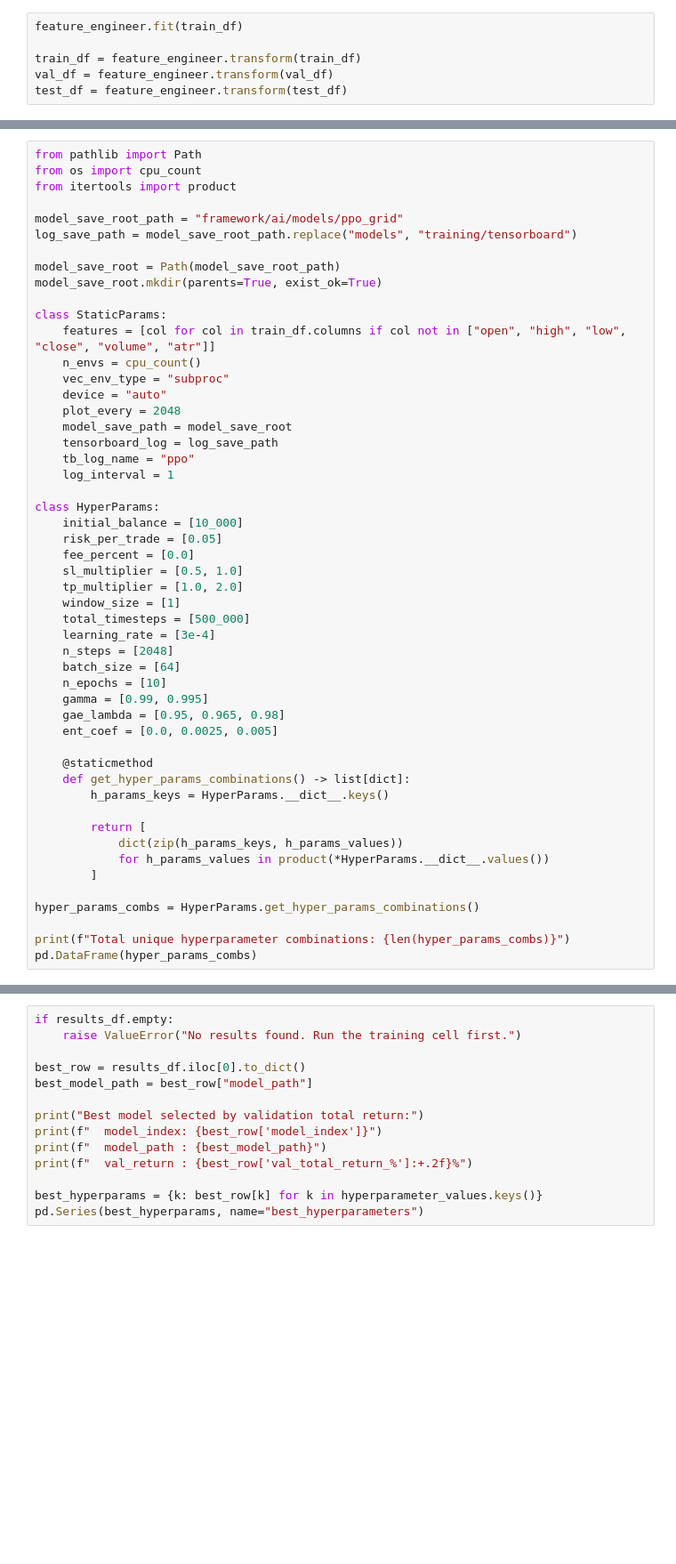
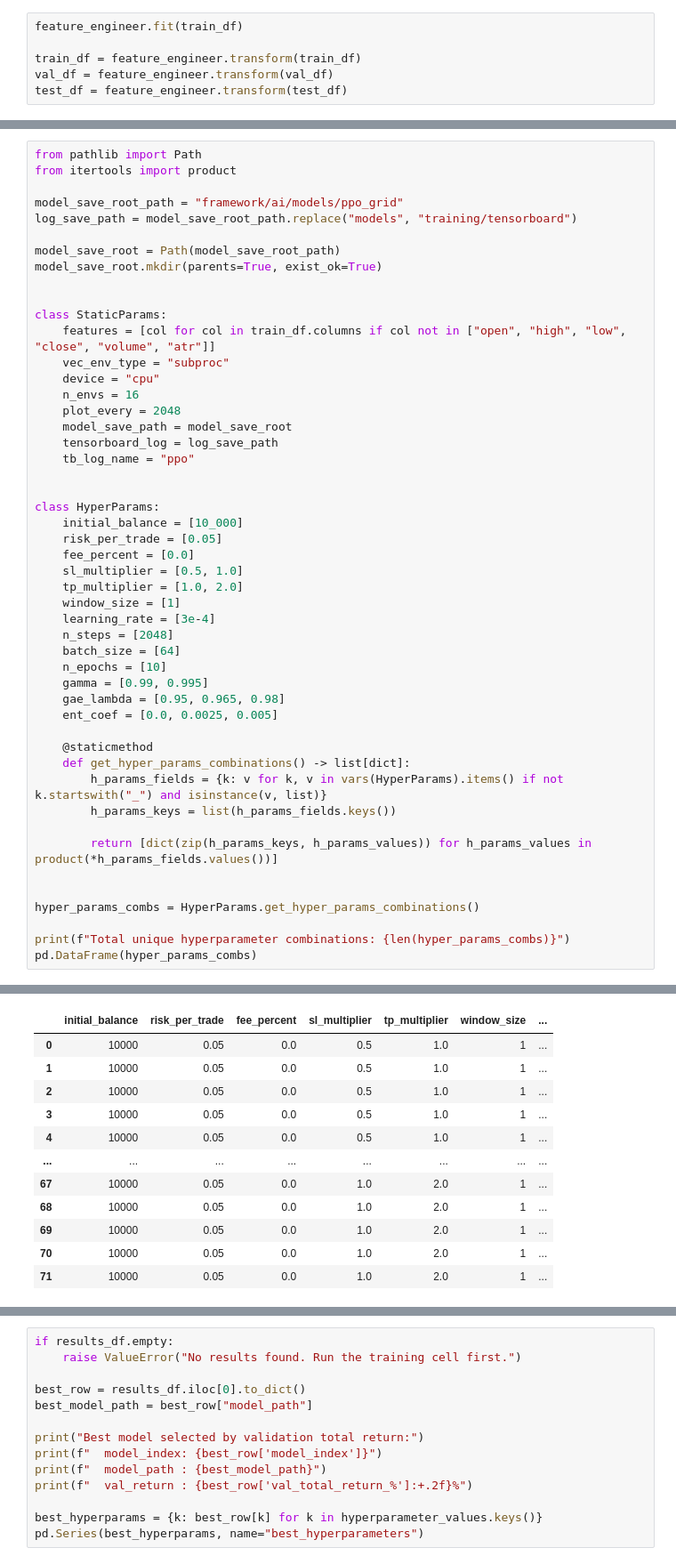
Before and after one commit to mwaqar666/Bot, a Jupyter notebook: train_agent.ipynb, the cells around one changed output, grey strips where cells are left out. Shown at 89% size. Drawn from its saved outputs; the diff is of its cells as text; blank space fills up the shorter version.

```diff
--- a/train_agent.ipynb
+++ b/train_agent.ipynb
@@ -70,6 +75,5 @@ plt.show()
 # %%
 from pathlib import Path
-from os import cpu_count
 from itertools import product
 
 model_save_root_path = "framework/ai/models/ppo_grid"
@@ -78,16 +82,17 @@ log_save_path = model_save_root_path.replace("models", "training/tensorboard")
 model_save_root = Path(model_save_root_path)
 model_save_root.mkdir(parents=True, exist_ok=True)
 
+
 class StaticParams:
     features = [col for col in train_df.columns if col not in ["open", "high", "low", "close", "volume", "atr"]]
-    n_envs = cpu_count()
     vec_env_type = "subproc"
-    device = "auto"
+    device = "cpu"
+    n_envs = 16
     plot_every = 2048
     model_save_path = model_save_root
     tensorboard_log = log_save_path
     tb_log_name = "ppo"
-    log_interval = 1
+
 
 class HyperParams:
     initial_balance = [10_000]
@@ -96,7 +101,6 @@ class HyperParams:
     sl_multiplier = [0.5, 1.0]
     tp_multiplier = [1.0, 2.0]
     window_size = [1]
-    total_timesteps = [500_000]
     learning_rate = [3e-4]
     n_steps = [2048]
     batch_size = [64]
@@ -107,14 +111,14 @@ class HyperParams:
 
     @staticmethod
     def get_hyper_params_combinations() -> list[dict]:
-        h_params_keys = HyperParams.__dict__.keys()
+        h_params_fields = {k: v for k, v in vars(HyperParams).items() if not k.startswith("_") and isinstance(v, list)}
+        h_params_keys = list(h_params_fields.keys())
 
-        return [
-            dict(zip(h_params_keys, h_params_values))
-            for h_params_values in product(*HyperParams.__dict__.values())
-        ]
+        return [dict(zip(h_params_keys, h_params_values)) for h_params_values in product(*h_params_fields.values())]
+
 
 hyper_params_combs = HyperParams.get_hyper_params_combinations()
 
 print(f"Total unique hyperparameter combinations: {len(hyper_params_combs)}")
 pd.DataFrame(hyper_params_combs)
+# %% [output]
@@ -120,0 +126,12 @@ pd.DataFrame(hyper_params_combs)
+|  | initial_balance | risk_per_trade | fee_percent | sl_multiplier | tp_multiplier | window_size | ... |
+| 0 | 10000 | 0.05 | 0.0 | 0.5 | 1.0 | 1 | ... |
+| 1 | 10000 | 0.05 | 0.0 | 0.5 | 1.0 | 1 | ... |
+| 2 | 10000 | 0.05 | 0.0 | 0.5 | 1.0 | 1 | ... |
+| 3 | 10000 | 0.05 | 0.0 | 0.5 | 1.0 | 1 | ... |
+| 4 | 10000 | 0.05 | 0.0 | 0.5 | 1.0 | 1 | ... |
+| ... | ... | ... | ... | ... | ... | ... | ... |
+| 67 | 10000 | 0.05 | 0.0 | 1.0 | 2.0 | 1 | ... |
+| 68 | 10000 | 0.05 | 0.0 | 1.0 | 2.0 | 1 | ... |
+| 69 | 10000 | 0.05 | 0.0 | 1.0 | 2.0 | 1 | ... |
+| 70 | 10000 | 0.05 | 0.0 | 1.0 | 2.0 | 1 | ... |
+| 71 | 10000 | 0.05 | 0.0 | 1.0 | 2.0 | 1 | ... |
```
Also changed, not shown: parts of 7 cells of this notebook, 31 other files.
